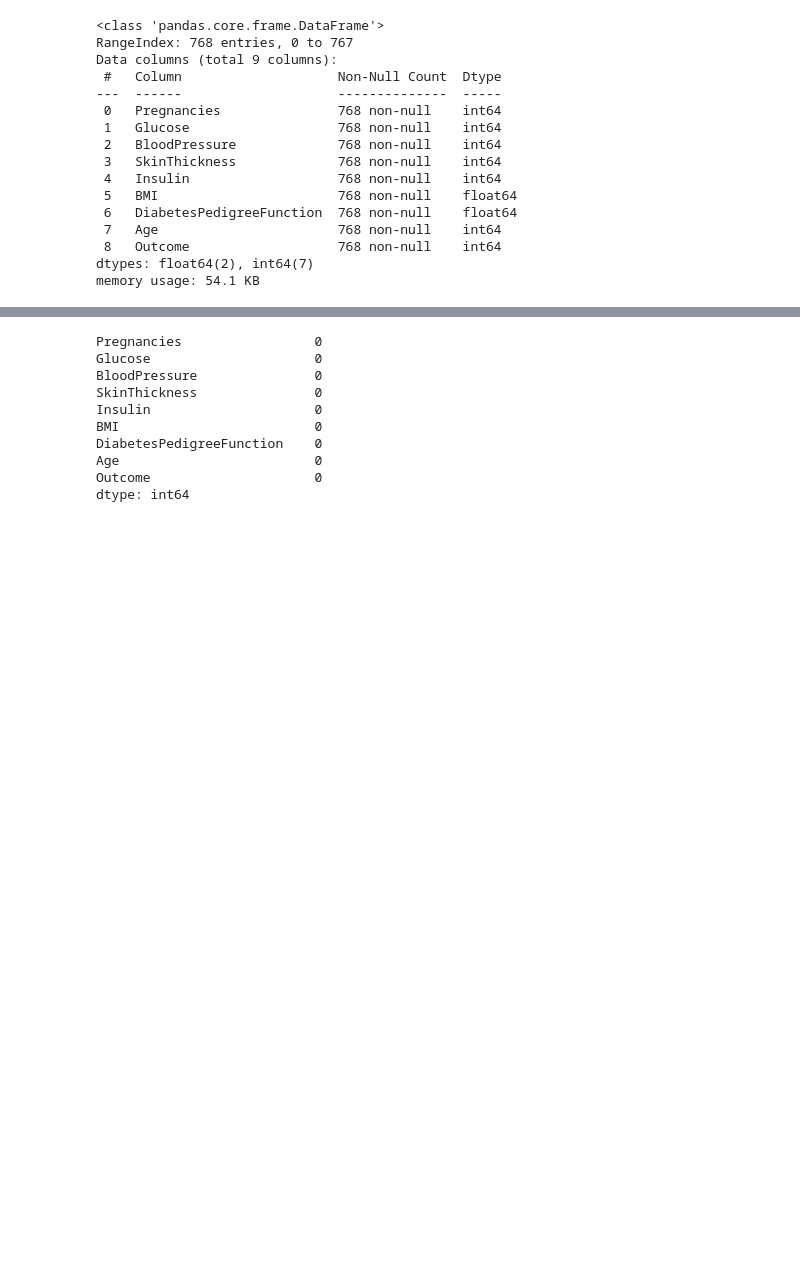
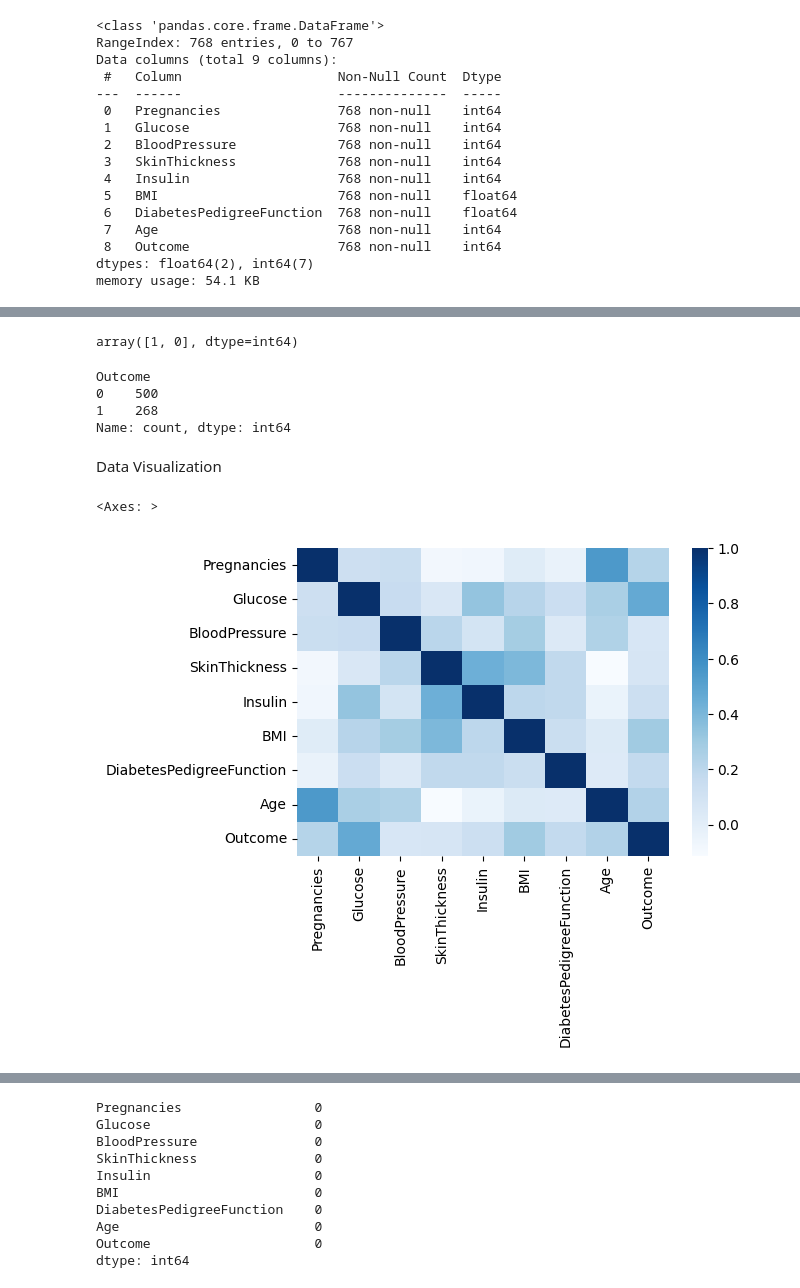
Before and after one commit to gurkantngl/diabetes_classifier_with_REST_API, a Jupyter notebook: diabetes.ipynb, the cells around one changed output, grey strips where cells are left out. Saved outputs shown, nothing was run; the diff lists cells and outputs as text; code cells hidden in the pictures; blank space fills up the shorter version.

```diff
--- a/diabetes.ipynb
+++ b/diabetes.ipynb
@@ -508,4 +167,0 @@ zero_columns
-# %%
-# Gözlem birimlerinde 0 olan degiskenlerin her birisine gidip 0 iceren gozlem degerlerini NaN ile değiştirdik.
-for col in zero_columns:
-    df[col] = np.where(df[col] == 0, np.nan, df[col])
@@ -574,4 +167,0 @@ BMI_NA_FLAG
-# %%
-# Eksik Değerlerin Doldurulması
-for col in zero_columns:
-    df.loc[df[col].isnull(), col] = df[col].median()
@@ -577,0 +181,20 @@ for col in zero_columns:
+# %%
+# Target variable categorical
+df.Outcome.unique()
+# %% [output]
+array([1, 0], dtype=int64)
+# %%
+df.Outcome.value_counts()
+# %% [output]
+Outcome
+0    500
+1    268
+Name: count, dtype: int64
+# %% [markdown]
+Data Visualization
+# %%
+plt.figure(figsize=(6,4))
+sns.heatmap(df.corr(),cmap='Blues',annot=False)
+# %% [output]
+<Axes: >
+[figure, added]
```
Also changed, not shown: parts of 111 cells of this notebook, 5 other files.
